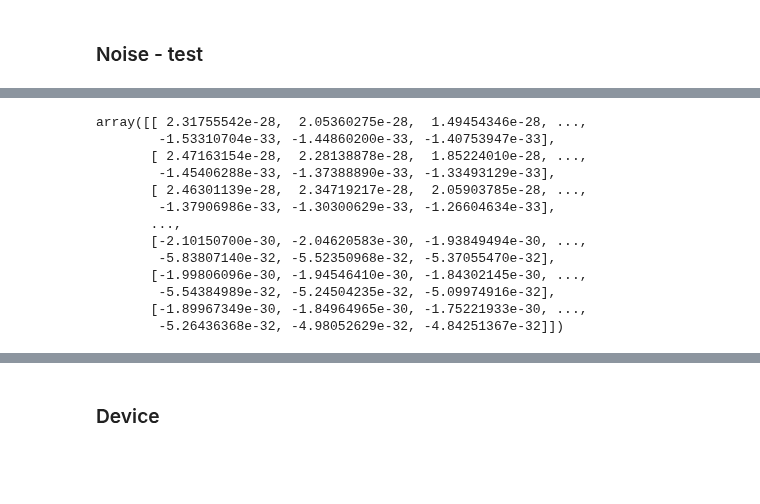
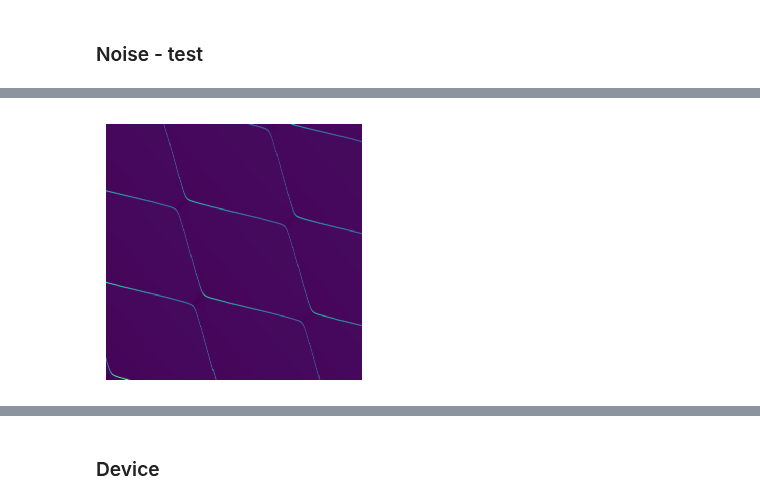
Before and after one commit to KREFT-QS-13/learning-QDs-parameters, a Jupyter notebook: example.ipynb, the cells around one changed output, grey strips where cells are left out. Cells and saved outputs as stored; diff of their text form; code cells hidden in the pictures; blank space fills up the shorter version.

```diff
--- a/example.ipynb
+++ b/example.ipynb
@@ -284,16 +272,9 @@ fig, ax = u.plot_CSD(xks, yks, sensor_signalexp[:,:,0], polytopesks)
-# %%
-np.gradient(sensor_signalexp[:,:,0],axis=1)
-# %% [output]
-array([[ 2.31755542e-28,  2.05360275e-28,  1.49454346e-28, ...,
-        -1.53310704e-33, -1.44860200e-33, -1.40753947e-33],
-       [ 2.47163154e-28,  2.28138878e-28,  1.85224010e-28, ...,
-        -1.45406288e-33, -1.37388890e-33, -1.33493129e-33],
-       [ 2.46301139e-28,  2.34719217e-28,  2.05903785e-28, ...,
-        -1.37906986e-33, -1.30300629e-33, -1.26604634e-33],
-       ...,
-       [-2.10150700e-30, -2.04620583e-30, -1.93849494e-30, ...,
-        -5.83807140e-32, -5.52350968e-32, -5.37055470e-32],
-       [-1.99806096e-30, -1.94546410e-30, -1.84302145e-30, ...,
-        -5.54384989e-32, -5.24504235e-32, -5.09974916e-32],
-       [-1.89967349e-30, -1.84964965e-30, -1.75221933e-30, ...,
-        -5.26436368e-32, -4.98052629e-32, -4.84251367e-32]])
+# %%
+%matplotlib inline
+plt.figure(figsize=(c.RESOLUTION/c.DPI, c.RESOLUTION/c.DPI), dpi=c.DPI)
+plt.pcolormesh(np.gradient(sensor_signalexp[:,:,0],axis=0))
+plt.axis('off')
+plt.tight_layout(pad=0)
+plt.show()
+# %% [output]
+[figure, added]
```
Also changed, not shown: parts of 11 cells of this notebook, 3 other files.
